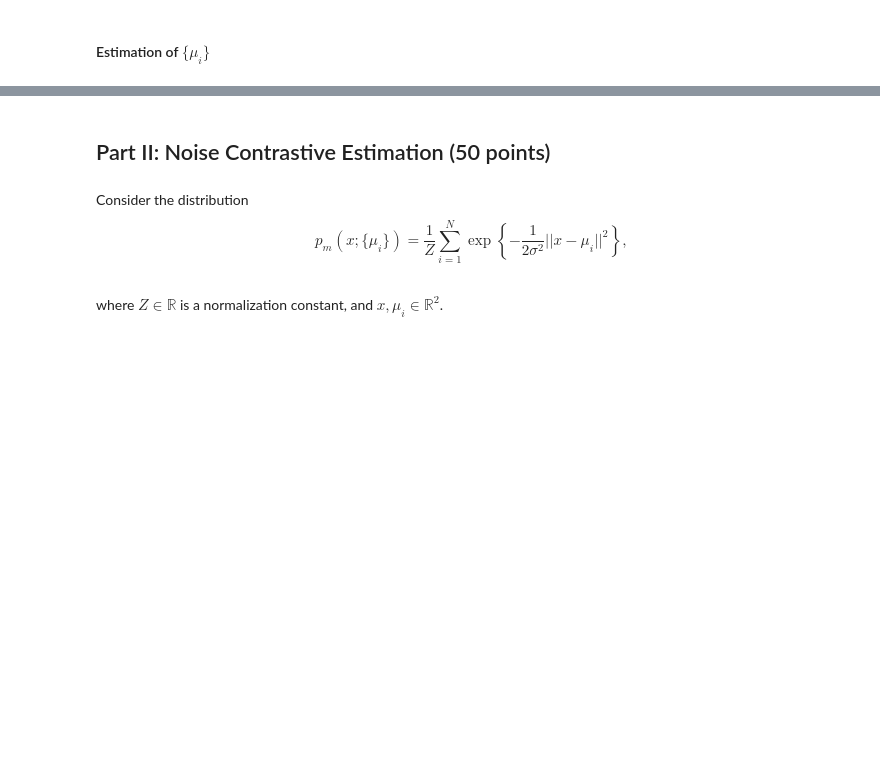
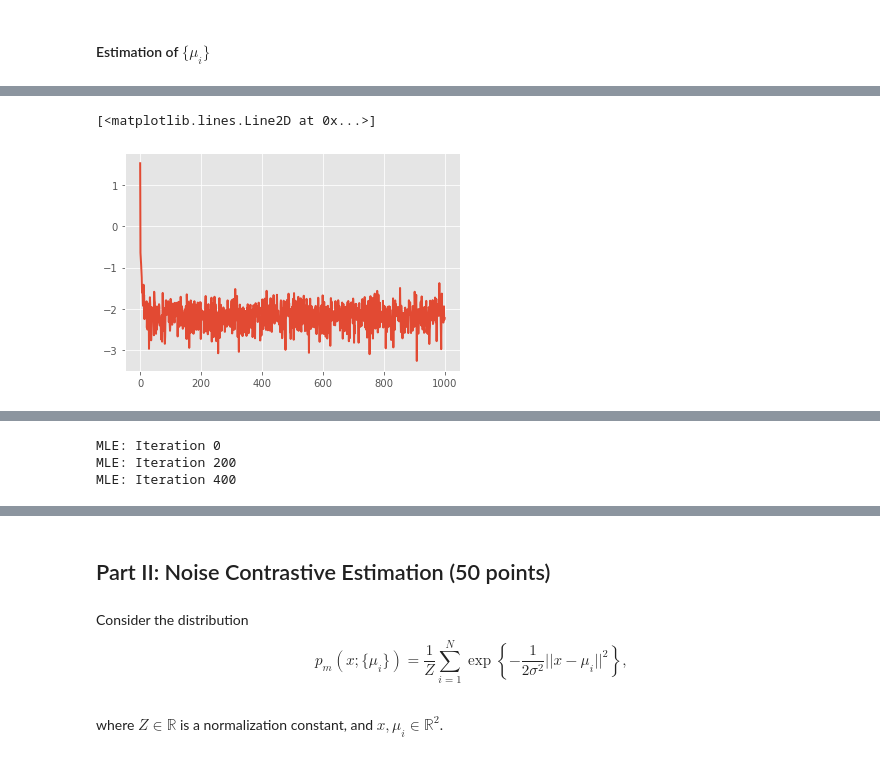
Before and after one commit to adidigit/statistical_methods_in_ip, a Jupyter notebook: HW3/HW3_CD_NCE_Spring2022.ipynb, the cells around one changed output, grey strips where cells are left out. Saved outputs shown, nothing was run; the diff lists cells and outputs as text; code cells hidden in the pictures; blank space fills up the shorter version.

```diff
--- a/HW3/HW3_CD_NCE_Spring2022.ipynb
+++ b/HW3/HW3_CD_NCE_Spring2022.ipynb
@@ -59,26 +59,27 @@ where $x,\mu_i \in \mathbb{R}^2$. We will use $N = 4$, $\sigma = 1$, and $\{\mu_
 # %%
 #Task 1
 from scipy.stats import multivariate_normal as mv_normal
-
-def sample_from_gaussian_mixture(M,sigma,miu_m,N):
+import torch
+def sample_from_gaussian_mixture(M,sigma_2,miu_m,N):
     """
     Sample Gaussian Mixture
-    :param M:
-    :param sigma:
+    :param M: num of gaussians
+    :param sigma: variance
     :param miu_m:
-    :param N:
+    :param N: num of samples
     :return:
     """
+    sigma_2 = np.eye(2)*sigma_2
     gauss_components = np.random.choice(M, N ,replace=True)# sample N gaussian components
-    xs= np.array([np.random.multivariate_normal(miu,sigma) for miu in miu_m[gauss_components]])
-    pdf = 0
-    for miu in miu_m:
-        pdf+=mv_normal.pdf(xs,miu,sigma)
-    return xs,pdf/M
+    xs= np.array([np.random.multivariate_normal(miu,sigma_2) for miu in miu_m[gauss_components]])
+    #pdf = 0
+    #for miu in miu_m:
+    #    pdf+=mv_normal.pdf(xs,miu,sigma)
+    return torch.tensor(xs)
 # %%
 N=4
-sigma=np.eye(2)
-miu_m = np.array([[0,0],[0,3],[3,0],[3,3]])
+sigma=1
+miu_m = torch.tensor([[0,0],[0,3],[3,0],[3,3]])
 J=1000
 real_samples = sample_from_gaussian_mixture(N,sigma,miu_m,J)
 # %%
@@ -182,0 +246,7 @@ where $\langle\cdot\rangle_x$ denotes averaging over the real samples from Task
+# %%
+from matplotlib import pyplot as plt
+loss = torch.tensor(loss)
+plt.plot(torch.log(loss))
+# %% [output]
+[<matplotlib.lines.Line2D at 0x...>]
+[figure, added]
@@ -188,6 +300,38 @@ where $\langle\cdot\rangle_x$ denotes averaging over the real samples from Task
 $$ \tilde \mu_i ^ {k+1} = \tilde \mu_i ^ {k} + \eta\left(\langle \nabla_{\mu_i} \log p(x;\{\mu_i\})\rangle_{x}-\langle \nabla_{\mu_i} \log p(x;\{\mu_i\})\rangle_{\tilde x}\right),$$
 where $\langle\cdot\rangle_x$ denotes averaging over the real samples from Task 1 and $\langle\cdot\rangle_{\tilde x}$ denotes averaging over the synthetically generated samples from Step 2. Use $\eta = 1$.
 * Repeat Step 2 and Step 3 until convergence.
+# %%
+### define parameters for MCMC samples ###
+sigma_2_x = torch.tensor(2)
+mu_x = 1.5
+L=1000
+num_of_samples = 100
+sqrt_two_eps = 0.1
+x_tilda = torch.randn(num_of_samples,2)*torch.sqrt(sigma_2_x) + mu_x #initial guess for chain
+# gaussian mixture params:
+sigma_2 = 1
+mus = torch.rand(N,2)*3. # initial guess for mus
+######################################
+
+### define parameters for ML estimation ###
+max_iteration =1000
+######################################
+
+### Run until convergence ###
+for i in range(max_iteration):
+    x_tilda = ld_with_MALA(L,sqrt_two_eps,x_tilda,mus_init_guess,sigma_2)
+    mus = mus + eta*(torch.mean(log_prob_grad_mu(real_samples,mus,sigma_2),dim=1)-torch.mean(log_prob_grad_mu(x_tilda,mus,sigma_2),dim=1))
+    if torch.norm(prev_mus - mus) < 0.1:
+        break
+    prev_mus = mus
+    if (i%200 == 0):
+           print('MLE: Iteration {0}'.format(i))
+print(mus)
+mus_ML_MCMC = mus
+# %% [output]
+MLE: Iteration 0
+MLE: Iteration 200
+MLE: Iteration 400
 # %% [markdown]
 <img src="https://img.icons8.com/offices/80/000000/making-notes.png" style="height:30px;display:inline\">**<span style="color:red">Task 5</span>**. Implement Contrastive Divergence (CD) estimation of $\{\mu_i\}$ using MCMC sampling:
 * Step 1: Randomly initialize $\{\tilde \mu_i\}$ from $U([0,3]^2)$.
```
Also changed, not shown: parts of 13 cells of this notebook.
